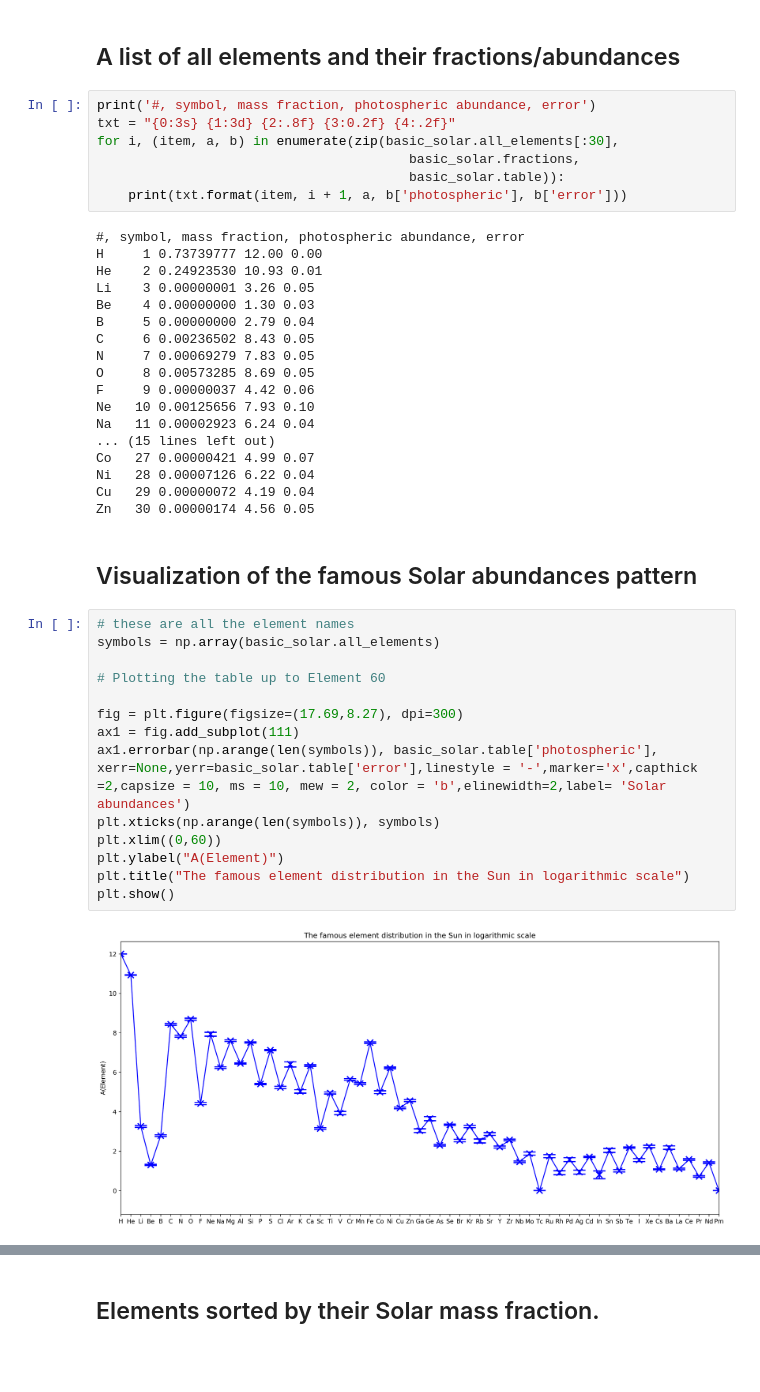
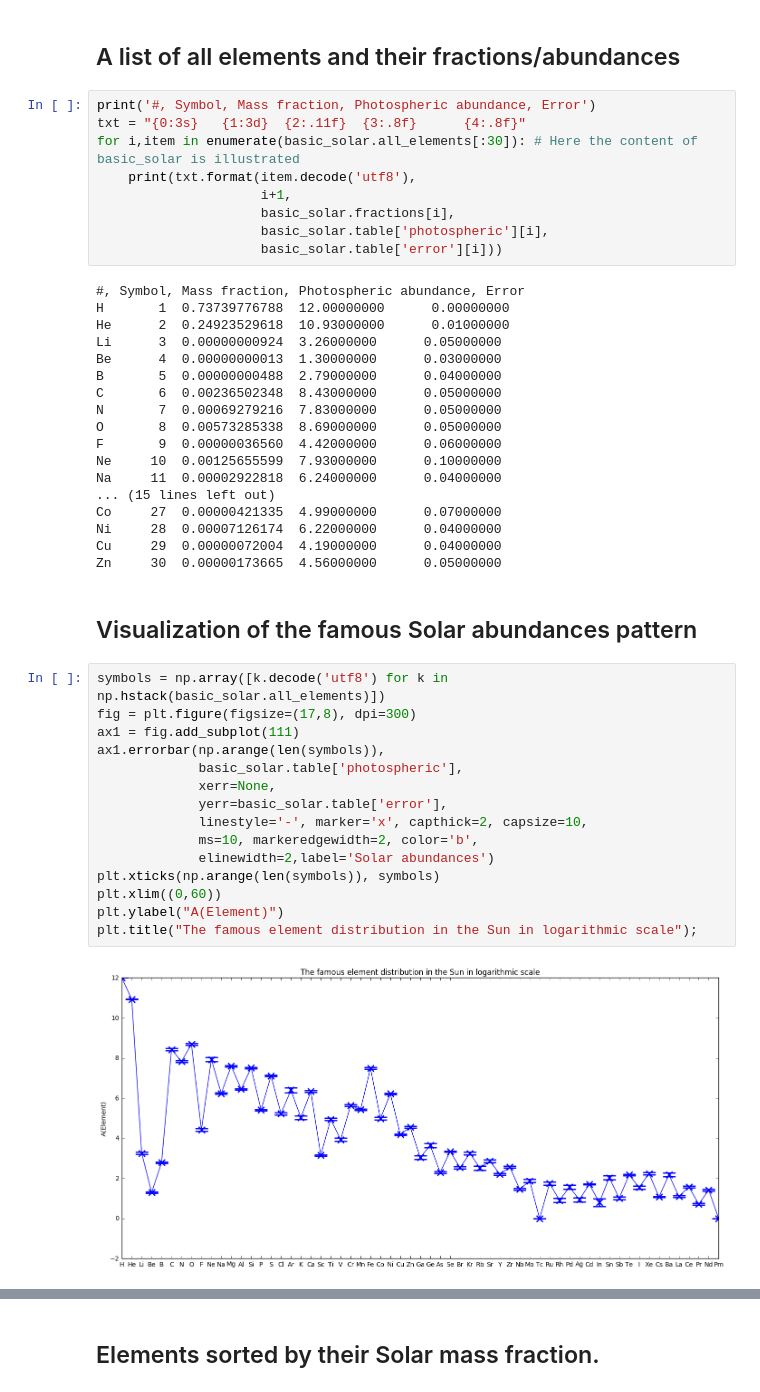
Before and after one commit to jan-rybizki/Chempy, a Jupyter notebook: tutorials/1-Solar_abundances.ipynb, the cells around one changed output, grey strips where cells are left out. Saved outputs shown, nothing was run; the diff lists cells and outputs as text; blank space fills up the shorter version.

```diff
--- a/tutorials/1-Solar_abundances.ipynb
+++ b/tutorials/1-Solar_abundances.ipynb
@@ -54,45 +36,48 @@ basic_solar.z
 # %% [markdown]
 ## A list of all elements and their fractions/abundances
 # %%
-print('#, symbol, mass fraction, photospheric abundance, error')
-txt = "{0:3s} {1:3d} {2:.8f} {3:0.2f} {4:.2f}"
-for i, (item, a, b) in enumerate(zip(basic_solar.all_elements[:30],
-                                        basic_solar.fractions,
-                                        basic_solar.table)):
-    print(txt.format(item, i + 1, a, b['photospheric'], b['error']))
+print('#, Symbol, Mass fraction, Photospheric abundance, Error')
+txt = "{0:3s}   {1:3d}  {2:.11f}  {3:.8f}      {4:.8f}"
+for i,item in enumerate(basic_solar.all_elements[:30]): # Here the content of basic_solar is illustrated
+    print(txt.format(item.decode('utf8'),
+                     i+1,
+                     basic_solar.fractions[i],
+                     basic_solar.table['photospheric'][i],
+                     basic_solar.table['error'][i]))
 # %% [output]
-#, symbol, mass fraction, photospheric abundance, error
-H     1 0.73739777 12.00 0.00
-He    2 0.24923530 10.93 0.01
-Li    3 0.00000001 3.26 0.05
-Be    4 0.00000000 1.30 0.03
-B     5 0.00000000 2.79 0.04
-C     6 0.00236502 8.43 0.05
-N     7 0.00069279 7.83 0.05
-O     8 0.00573285 8.69 0.05
-F     9 0.00000037 4.42 0.06
-Ne   10 0.00125656 7.93 0.10
-Na   11 0.00002923 6.24 0.04
+#, Symbol, Mass fraction, Photospheric abundance, Error
+H       1  0.73739776788  12.00000000      0.00000000
+He      2  0.24923529618  10.93000000      0.01000000
+Li      3  0.00000000924  3.26000000      0.05000000
+Be      4  0.00000000013  1.30000000      0.03000000
+B       5  0.00000000488  2.79000000      0.04000000
+C       6  0.00236502348  8.43000000      0.05000000
+N       7  0.00069279216  7.83000000      0.05000000
+O       8  0.00573285338  8.69000000      0.05000000
+F       9  0.00000036560  4.42000000      0.06000000
+Ne     10  0.00125655599  7.93000000      0.10000000
+Na     11  0.00002922818  6.24000000      0.04000000
 ... (15 lines left out)
-Co   27 0.00000421 4.99 0.07
-Ni   28 0.00007126 6.22 0.04
-Cu   29 0.00000072 4.19 0.04
-Zn   30 0.00000174 4.56 0.05
+Co     27  0.00000421335  4.99000000      0.07000000
+Ni     28  0.00007126174  6.22000000      0.04000000
+Cu     29  0.00000072004  4.19000000      0.04000000
+Zn     30  0.00000173665  4.56000000      0.05000000
 # %% [markdown]
 ## Visualization of the famous Solar abundances pattern
 # %%
-# these are all the element names
-symbols = np.array(basic_solar.all_elements)
-
-# Plotting the table up to Element 60
-
-fig = plt.figure(figsize=(17.69,8.27), dpi=300)
+symbols = np.array([k.decode('utf8') for k in np.hstack(basic_solar.all_elements)])
+fig = plt.figure(figsize=(17,8), dpi=300)
 ax1 = fig.add_subplot(111)
-ax1.errorbar(np.arange(len(symbols)), basic_solar.table['photospheric'], xerr=None,yerr=basic_solar.table['error'],linestyle = '-',marker='x',capthick =2,capsize = 10, ms = 10, mew = 2, color = 'b',elinewidth=2,label= 'Solar abundances')
+ax1.errorbar(np.arange(len(symbols)),
+             basic_solar.table['photospheric'],
+             xerr=None,
+             yerr=basic_solar.table['error'],
+             linestyle='-', marker='x', capthick=2, capsize=10,
+             ms=10, markeredgewidth=2, color='b',
+             elinewidth=2,label='Solar abundances')
 plt.xticks(np.arange(len(symbols)), symbols)
 plt.xlim((0,60))
 plt.ylabel("A(Element)")
-plt.title("The famous element distribution in the Sun in logarithmic scale")
-plt.show()
+plt.title("The famous element distribution in the Sun in logarithmic scale");
 # %% [output]
-[figure, old version]
+[figure, new version]
```
Also changed, not shown: parts of 15 cells of this notebook, 9 other files.
